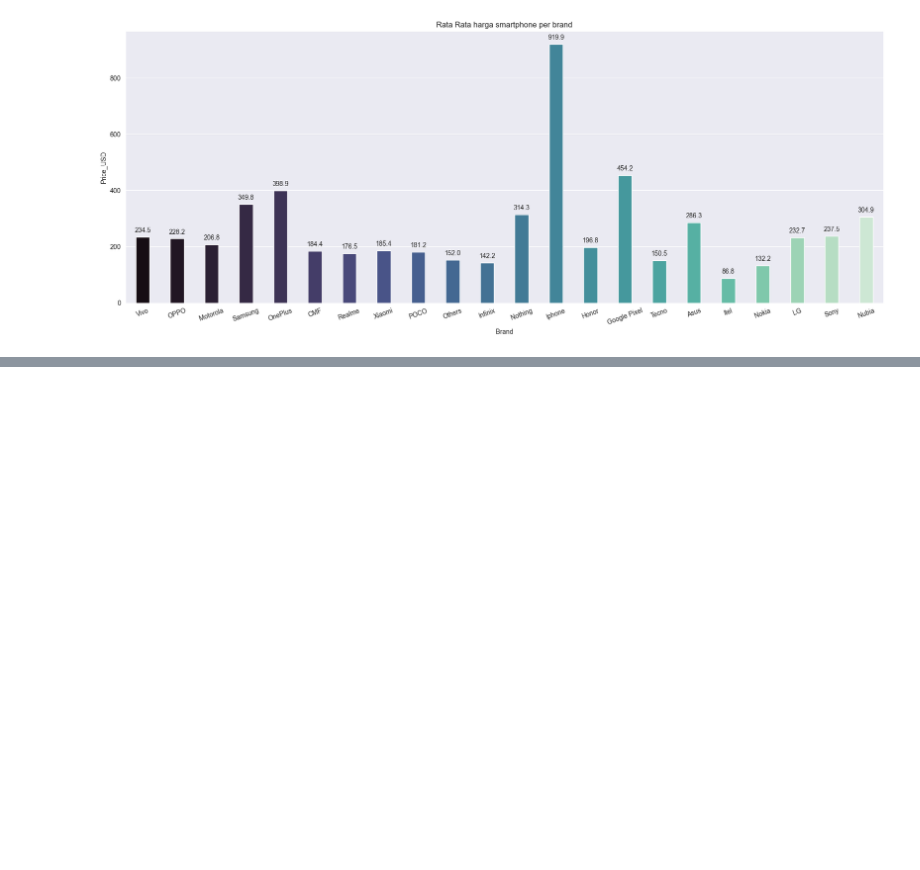
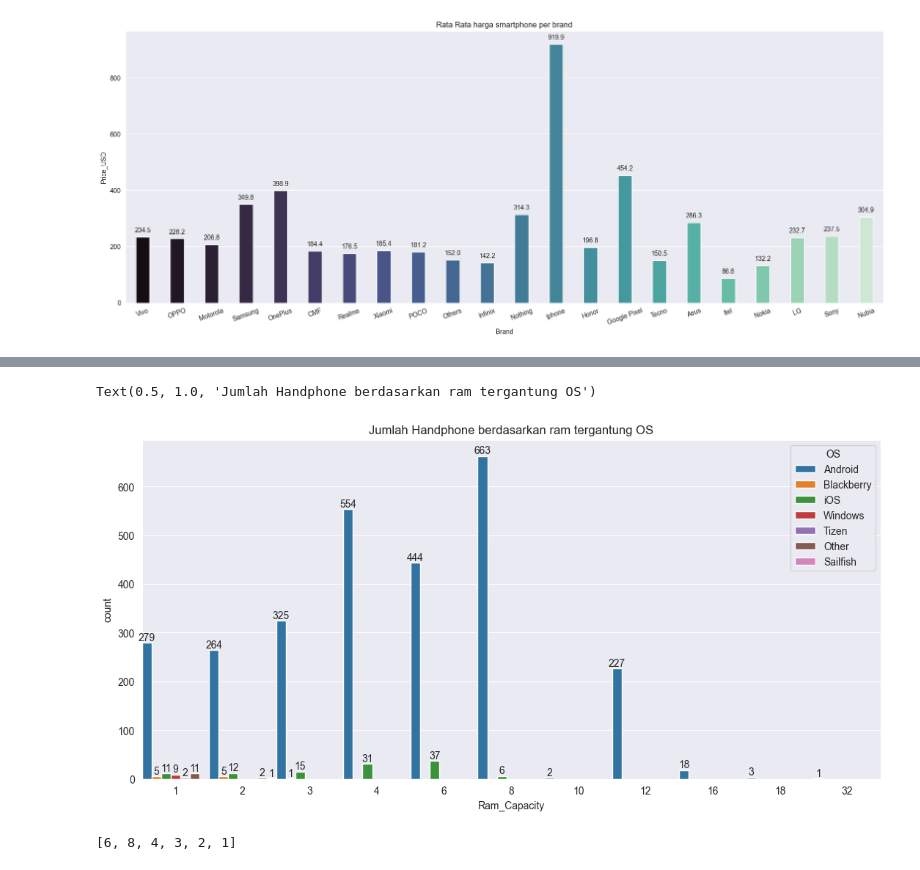
Before and after one commit to BOSU2905/Smartphone_Analysis, a Jupyter notebook: analyze.ipynb, the cells around one changed output, grey strips where cells are left out. Cells and saved outputs as stored; diff of their text form; code cells hidden in the pictures; blank space fills up the shorter version.

```diff
--- a/analyze.ipynb
+++ b/analyze.ipynb
@@ -176,0 +188,3 @@ Passing `palette` without assigning `hue` is deprecated and will be removed in v
+# %%
+df['additional_features'] = df['additional_features'].fillna("Unknown")
+df['additional_features'].value_counts()
@@ -176,0 +229,5 @@ Passing `palette` without assigning `hue` is deprecated and will be removed in v
+# %%
+df['Ram_Capacity'].value_counts()
+df.loc[df['Ram_Capacity'] > 32, 'Ram_Capacity'] = 1
+
+df['Ram_Capacity'].value_counts()
@@ -176,0 +248,14 @@ Passing `palette` without assigning `hue` is deprecated and will be removed in v
+# %%
+plt.figure(figsize=(13,6))
+ax = sns.countplot(df, x='Ram_Capacity', hue='OS', width=1, palette='tab10')
+for container in ax.containers:
+    ax.bar_label(container)
+plt.title("Jumlah Handphone berdasarkan ram tergantung OS")
+# %% [output]
+Text(0.5, 1.0, 'Jumlah Handphone berdasarkan ram tergantung OS')
+[figure, added]
+# %%
+ram_ios = df[(df['OS'] == 'iOS')]['Ram_Capacity'].unique().tolist()
+ram_ios
+# %% [output]
+[6, 8, 4, 3, 2, 1]
```
Also changed, not shown: parts of 9 cells of this notebook.
